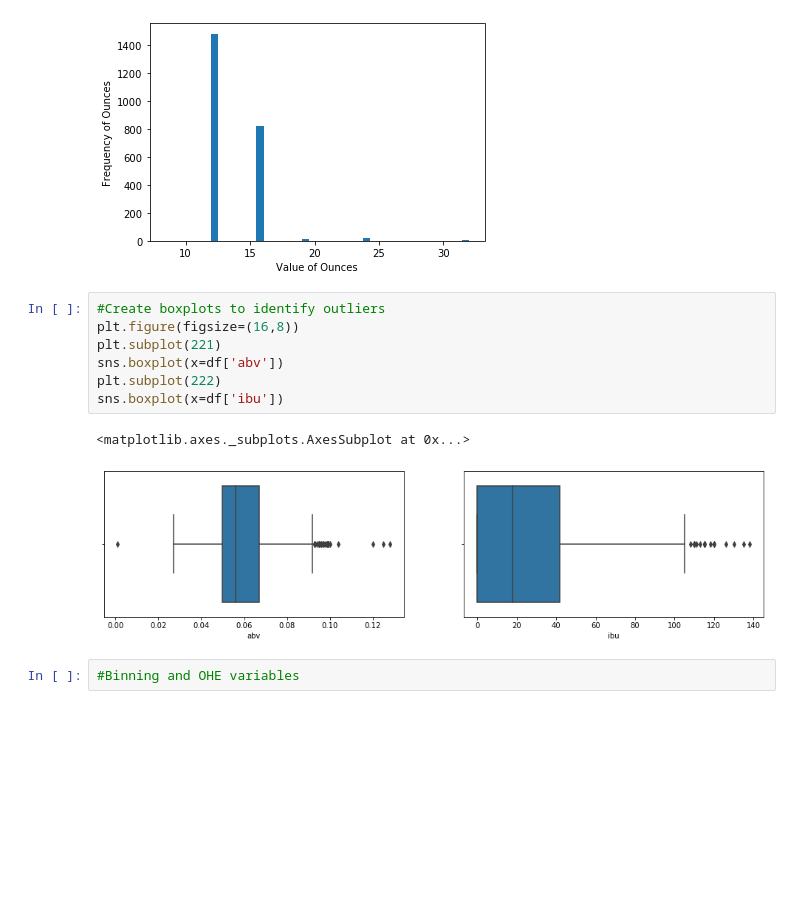
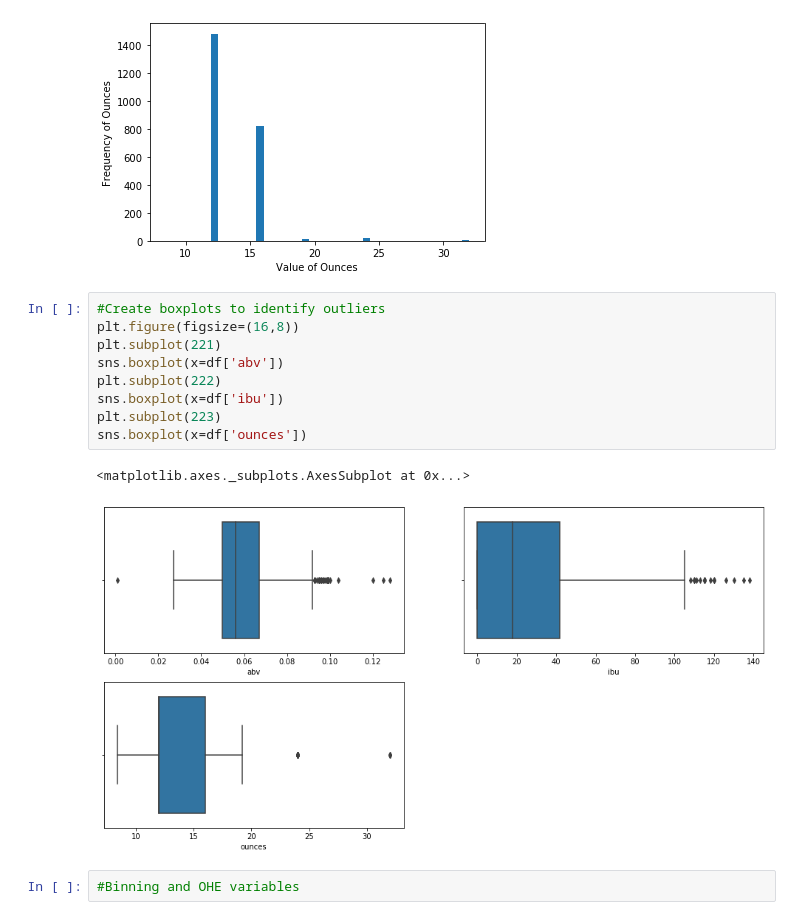
Before and after one commit to adinas94/Craft_Beer_Project, a Jupyter notebook: EDA.ipynb, the cells around one changed output. Cells and saved outputs as stored; diff of their text form; blank space fills up the shorter version.

Commit message:
boxplot changes

```diff
--- a/EDA.ipynb
+++ b/EDA.ipynb
@@ -222,12 +222,14 @@ plt.show()
 # %%
 #Create boxplots to identify outliers
 plt.figure(figsize=(16,8))
 plt.subplot(221)
 sns.boxplot(x=df['abv'])
 plt.subplot(222)
 sns.boxplot(x=df['ibu'])
+plt.subplot(223)
+sns.boxplot(x=df['ounces'])
 # %% [output]
 <matplotlib.axes._subplots.AxesSubplot at 0x...>
-[figure, old version]
+[figure, new version]
 # %%
 #Binning and OHE variables
```
